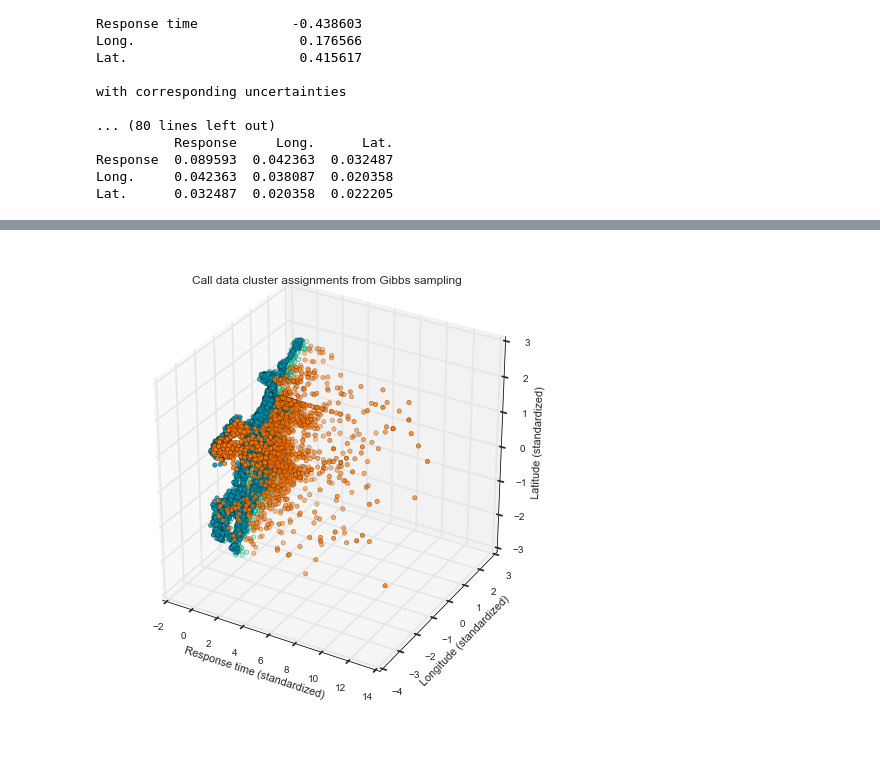
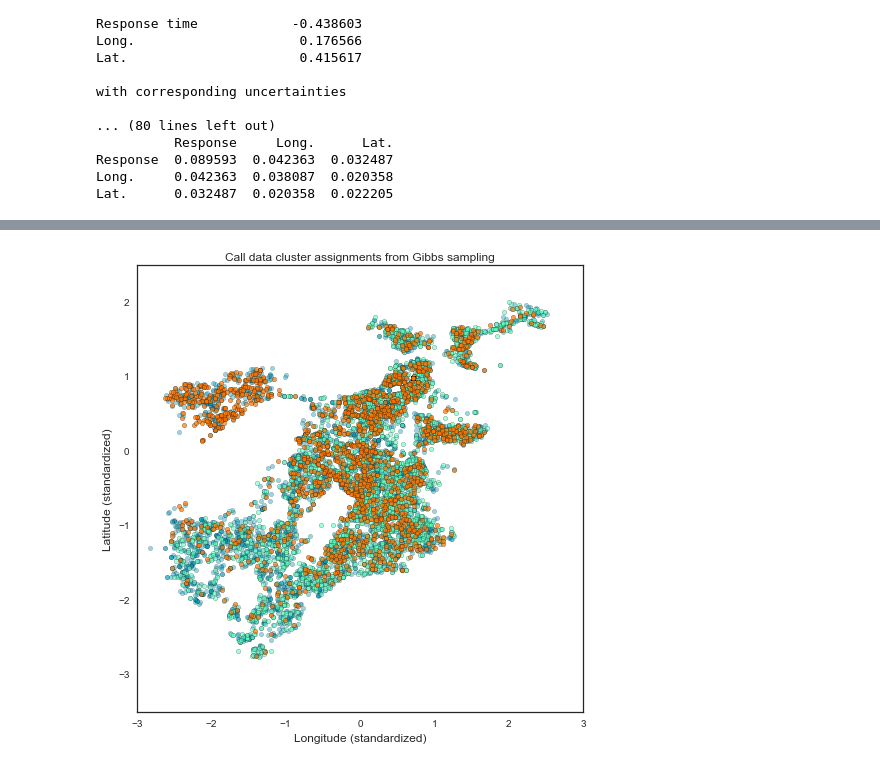
Before and after one commit to onefishy/Boston311, a Jupyter notebook: Code/gibbswithcomments.ipynb, the cells around one changed output, grey strips where cells are left out. Drawn from its saved outputs; the diff is of its cells as text; code cells hidden in the pictures; blank space fills up the shorter version.

Commit message:
updated gibbs notebook

```diff
--- a/Code/gibbswithcomments.ipynb
+++ b/Code/gibbswithcomments.ipynb
@@ -125,7 +166,7 @@ def update_Z(X, mu, Sigma, pi):
     mu: Vector of k elements. Each element is a vector of D elements.
     Sigma: Vector of k elements. Each element is a DxD covarianc ematrix
     pi: Vector of k scalars
-    Returns Z, an NxK matrix made up of 1s and 0s (each row contains a single 1)
+    Returns Z, an NxK matrix made up of 1s and 0s (each row contains a single 1), describing the component assignments
     """
 
     N = len(X)
@@ -146,7 +187,10 @@ def update_Z(X, mu, Sigma, pi):
 
 
 def update_N_k(Z):
-    """Returns a k-element vector describing number of elements in each cluster"""
+    """
+    Z: an NxK matrix made up of 1s and 0s (each row contains a single 1), describing the component assignments
+    Returns a k-element vector describing number of elements in each cluster
+    """
     N_k = np.sum(Z, axis = 0)
 
     return N_k
@@ -155,7 +199,7 @@ def update_pi(alpha_k, Z):
     """
     alpha_k: Vector of K scalars
     Z: an NxK matrix
-    pi: a vector of K scalars
+    Returns pi: a vector of K scalars
     """
     N_k = np.sum(Z, axis = 0)
     pi = dirichlet.rvs(alpha_k+N_k)
@@ -166,8 +210,9 @@ def update_pi(alpha_k, Z):
 
 def update_mean_x_k(Z, X, N_k):
     """
-    Average value of observations belonging to cluster k
-    mean_x_k: Matrix of dimension KxD
+    Z: an NxK matrix made up of 1s and 0s (each row contains a single 1), describing the component assignments
+    N_k: a k-element vector describing number of elements in each cluster
+    mean_x_k: Matrix of dimension KxD, describing average value of observations belonging to cluster k
     """
     mean_x_k = np.zeros((len(N_k),len(X[0])))
     for i in range(len(mean_x_k)):
@@ -181,21 +226,20 @@ def update_mean_x_k(Z, X, N_k):
 
 def update_nu_k(nu_0, N_k):
     """
-    returns a k-element vector
+    N_k: a k-element vector describing number of elements in each cluster
+    Returns nu_k: Returns a k-element vector describing the degrees of freedom of the inverse Wishart distribution
     """
 
     nu_k = nu_0+N_k
 
     return nu_k
 
-
-
 def update_V_k(V_0, N_k, Sigma_k):
     """
     V_0: DxD matrix
     N_k: Vector of k integers
     Sigma_k: Vector of k elements, each element is a DxD covariance matrix
-    V_k: Vector of k elements, each element is a DxD covariance matrix
+    Returns V_k: Vector of k elements (each element is a DxD covariance matrix)
     """
     V_k = np.zeros_like(Sigma_k)
     V_0_inv = np.linalg.inv(V_0)
@@ -213,6 +257,7 @@ def update_m_k(V_k, Sigma_k, N_k, mean_x_k, V_0, m_0):
     Sigma_k: Vector of k elements, each element is a DxD covariance matrix
     V_k: Vector of k elements, each element is a DxD covariance matrix
     mean_x_k: DxK matrix describing average values of observations in each cluster
+    Returns m_k: Vector of k elements, each element has a vector with D elements
     """
     V_0_inv = np.linalg.inv(V_0)
     m_k = np.zeros((len(N_k), len(m_0)))
@@ -226,7 +271,7 @@ def update_mu_k(m_k, V_k):
     """
     m_k: Vector of k elements, each element has a vector with D elements
     V_k: Vector of k elements, each element is a DxD covariance matrix
-    mu_k: Vector of k elements, each element has a vector with D elements
+    Returns mu_k: Vector of k elements, each element has a vector with D elements
     """
     mu_k = np.zeros_like(m_k)
 
@@ -238,8 +283,7 @@ def update_mu_k(m_k, V_k):
 def update_S_k(Z, X, mu_k, S_0):
     """
     S_0: DxD matrix
-    Scale matrices for inverse wishart distribution
-    Returns array of k matrices (DxD)
+    Returns S_k: array of k matrices (DxD) (Scale matrices for inverse wishart distribution)
     """
     S_k = np.zeros((len(mu_k), S_0.shape[0], S_0.shape[1]))
     for j in range(len(mu_k)):
@@ -250,8 +294,9 @@ def update_S_k(Z, X, mu_k, S_0):
 
 def update_Sigma_k(S_k, nu_k):
     """
+    S_k: array of k matrices (DxD) (Scale matrices for inverse wishart distribution)
     Covariance matrices for the k clusters
-    Returns array of k matrices of dimension DxD
+    Returns: Covariance matrices for the k clusters
     """
     Sigma_k = np.zeros_like(S_k)
     for i in range(len(nu_k)):
@@ -260,6 +305,7 @@ def update_Sigma_k(S_k, nu_k):
 
 def gibbs_gmm(K, X, pi, mu, Sigma, nu_0, S_0, V_0, m_0, alpha_0):
     """
+    Gibbs sampler
     K: number of components
     X: observations
     nu_0: dof for inverse Wishart distribution
@@ -267,6 +313,9 @@ def gibbs_gmm(K, X, pi, mu, Sigma, nu_0, S_0, V_0, m_0, alpha_0):
     m_0: Mean of normal-inverse-Wishart distribution
     V_0: Covariance matrix of normal-inverse-Wishart distribution
     alpha_0: parameter for Dirichlet distribution
+    mu: Vector of k elements. Each element is a vector of D elements.
+    Sigma: Vector of k elements. Each element is a DxD covarianc ematrix
+    pi: Vector of k scalars
     """
     numsamples = 500
     start = time.time()
@@ -632,0 +889,3 @@ Lat.      0.032487  0.020358  0.022205
+# %%
+calldatasaved = np.load("calldataforgibbs.npy")
+plot_cluster_assignments(Z_samples_c3, 150, calldatasaved, title = 'Call data cluster assignments from Gibbs sampling')
@@ -633,4 +894,7 @@ Lat.      0.032487  0.020358  0.022205
 # %%
-plot_cluster_assignments(Z_samples_c3, burnin, calldata, title = 'Call data cluster assignments from Gibbs sampling')
+plot_cluster_assignments_2d(Z_samples_c3,
+                            150,
+                            calldatasaved,
+                            title = 'Call data cluster assignments from Gibbs sampling')
 # %% [output]
-[figure, old version]
+[figure, new version]
```
Also changed, not shown: parts of 49 cells of this notebook.
